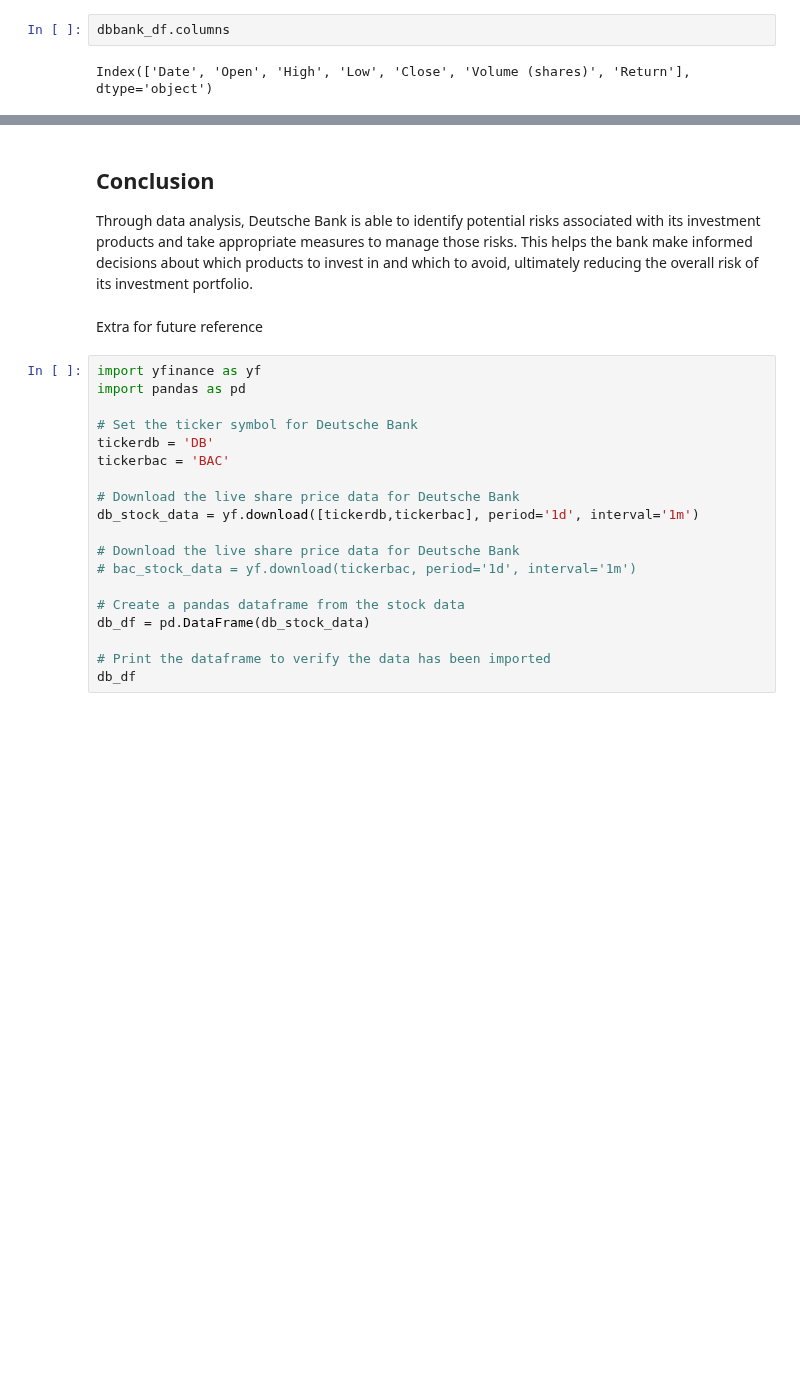
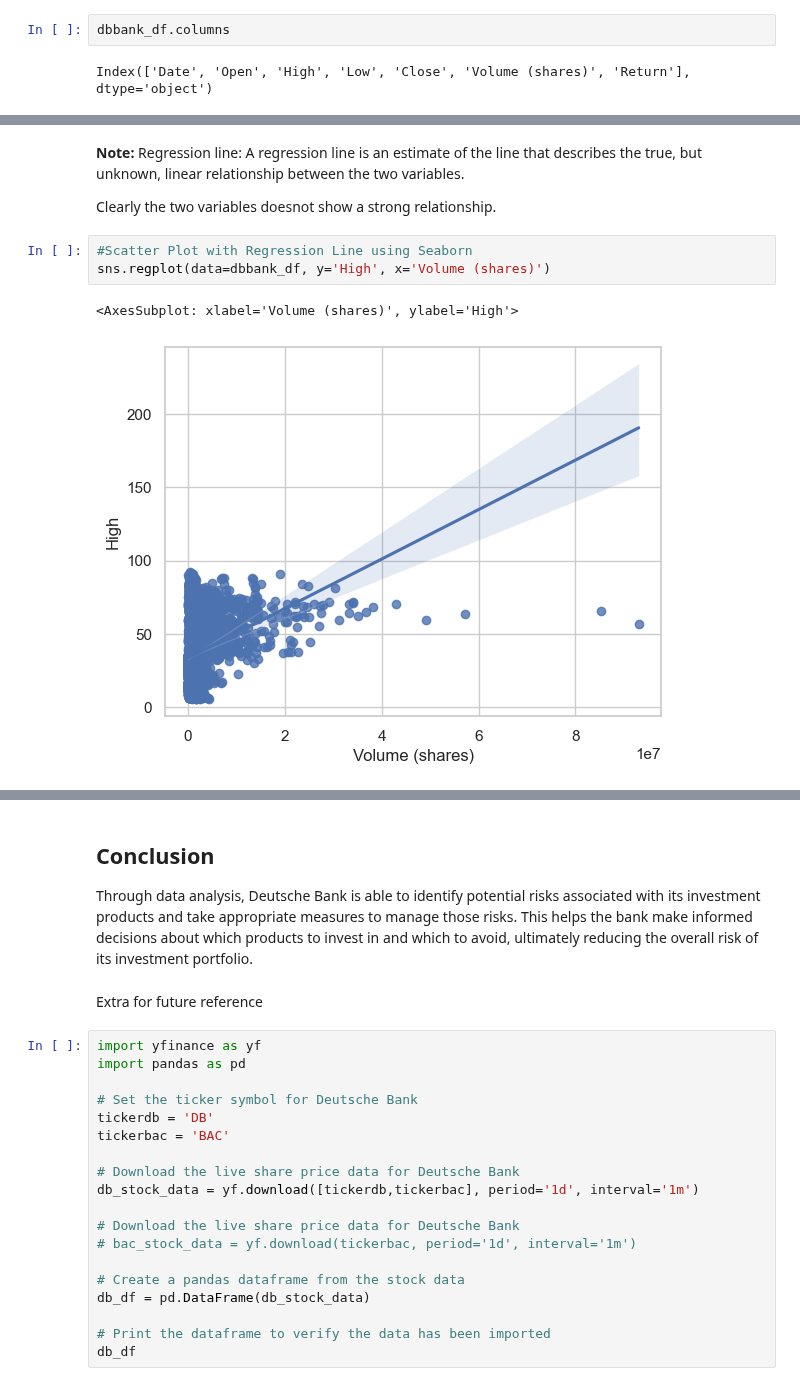
Before and after one commit to arunp77/Python-programming, a Jupyter notebook: Python-fundamental/Exploretory data analysis on risk factors involved in investment by Deutch Bank.ipynb, the cells around one changed output, grey strips where cells are left out. Saved outputs shown, nothing was run; the diff lists cells and outputs as text; blank space fills up the shorter version.

```diff
--- a/Python-fundamental/Exploretory data analysis on risk factors involved in investment by Deutch Bank.ipynb
+++ b/Python-fundamental/Exploretory data analysis on risk factors involved in investment by Deutch Bank.ipynb
@@ -826,0 +826,10 @@ plt.show()
+# %% [markdown]
+**Note:** Regression line: A regression line is an estimate of the line that describes the true, but unknown, linear relationship between the two variables.
+
+Clearly the two variables doesnot show a strong relationship.
+# %%
+#Scatter Plot with Regression Line using Seaborn
+sns.regplot(data=dbbank_df, y='High', x='Volume (shares)')
+# %% [output]
+<AxesSubplot: xlabel='Volume (shares)', ylabel='High'>
+[figure, added]
```
Also changed, not shown: parts of 24 cells of this notebook.
